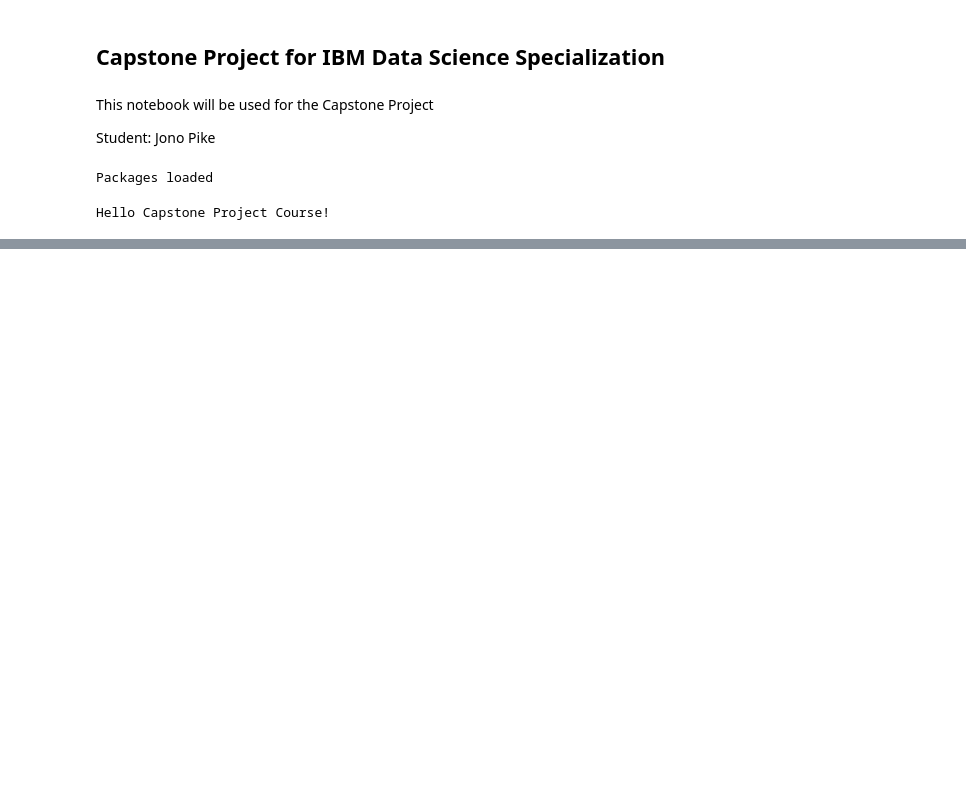
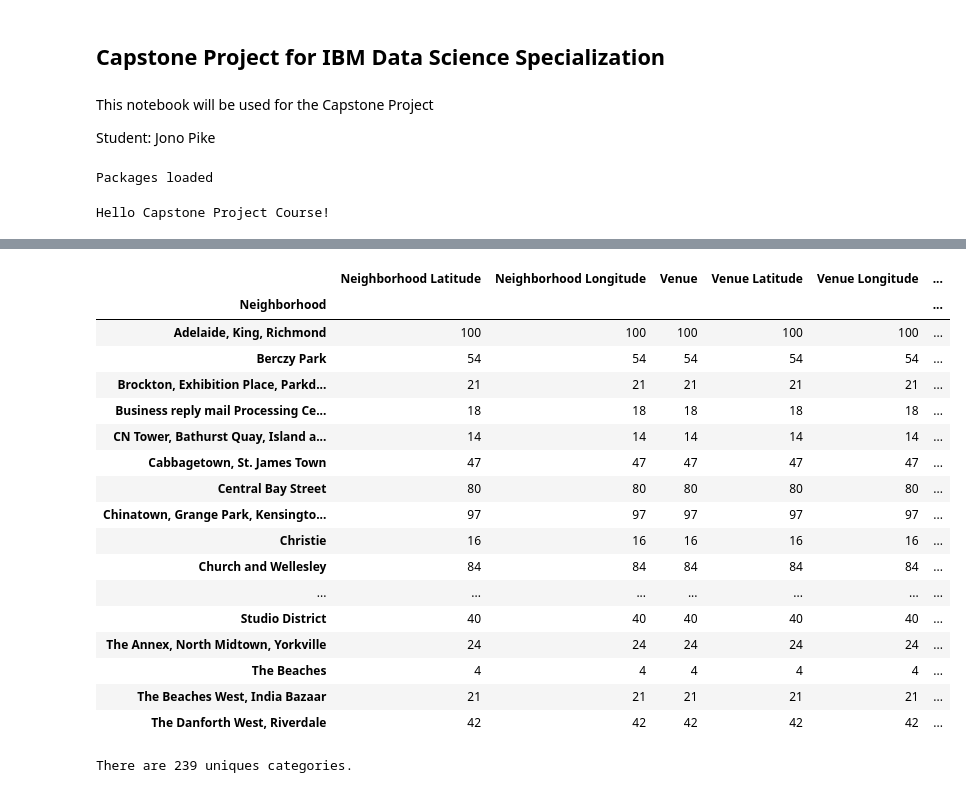
Before and after one commit to Soltis12/coursera_capstone, a Jupyter notebook: Coursera_Capstone.ipynb, the cells around one changed output, grey strips where cells are left out. Cells and saved outputs as stored; diff of their text form; code cells hidden in the pictures; blank space fills up the shorter version.

```diff
--- a/Coursera_Capstone.ipynb
+++ b/Coursera_Capstone.ipynb
@@ -18,0 +429,18 @@ Hello Capstone Project Course!
+# %%
+# Transform the JSON extract from Foursquare and put into a Pandas Dataframe: venues_closeby
+venues = results['response']['groups'][0]['items']
+
+venues_closeby = json_normalize(venues) # flatten JSON
+
+# filter columns
+filtered_columns = ['venue.name', 'venue.categories', 'venue.location.lat', 'venue.location.lng']
+venues_closeby =venues_closeby.loc[:, filtered_columns]
+
+# filter the category for each row
+venues_closeby['venue.categories'] = venues_closeby.apply(get_category_type, axis=1)
+
+# clean columns
+venues_closeby.columns = [col.split(".")[-1] for col in venues_closeby.columns]
+
+print('{} venues were returned by Foursquare. First 5 rows below:'.format(venues_closeby.shape[0]))
+venues_closeby.head()
@@ -18,0 +533,27 @@ Hello Capstone Project Course!
+# %%
+# Get count of venues for each neighborhood
+Toronto_venues.groupby('Neighborhood').count()
+# %% [output]
+|  | Neighborhood Latitude | Neighborhood Longitude | Venue | Venue Latitude | Venue Longitude | ... |
+| Neighborhood |  |  |  |  |  | ... |
+| Adelaide, King, Richmond | 100 | 100 | 100 | 100 | 100 | ... |
+| Berczy Park | 54 | 54 | 54 | 54 | 54 | ... |
+| Brockton, Exhibition Place, Parkd... | 21 | 21 | 21 | 21 | 21 | ... |
+| Business reply mail Processing Ce... | 18 | 18 | 18 | 18 | 18 | ... |
+| CN Tower, Bathurst Quay, Island a... | 14 | 14 | 14 | 14 | 14 | ... |
+| Cabbagetown, St. James Town | 47 | 47 | 47 | 47 | 47 | ... |
+| Central Bay Street | 80 | 80 | 80 | 80 | 80 | ... |
+| Chinatown, Grange Park, Kensingto... | 97 | 97 | 97 | 97 | 97 | ... |
+| Christie | 16 | 16 | 16 | 16 | 16 | ... |
+| Church and Wellesley | 84 | 84 | 84 | 84 | 84 | ... |
+| ... | ... | ... | ... | ... | ... | ... |
+| Studio District | 40 | 40 | 40 | 40 | 40 | ... |
+| The Annex, North Midtown, Yorkville | 24 | 24 | 24 | 24 | 24 | ... |
+| The Beaches | 4 | 4 | 4 | 4 | 4 | ... |
+| The Beaches West, India Bazaar | 21 | 21 | 21 | 21 | 21 | ... |
+| The Danforth West, Riverdale | 42 | 42 | 42 | 42 | 42 | ... |
+# %%
+# Identify the number of unique categories
+print('There are {} uniques categories.'.format(len(Toronto_venues['Venue Category'].unique())))
+# %% [output]
+There are 239 uniques categories.
```
Also changed, not shown: parts of 53 cells of this notebook.
